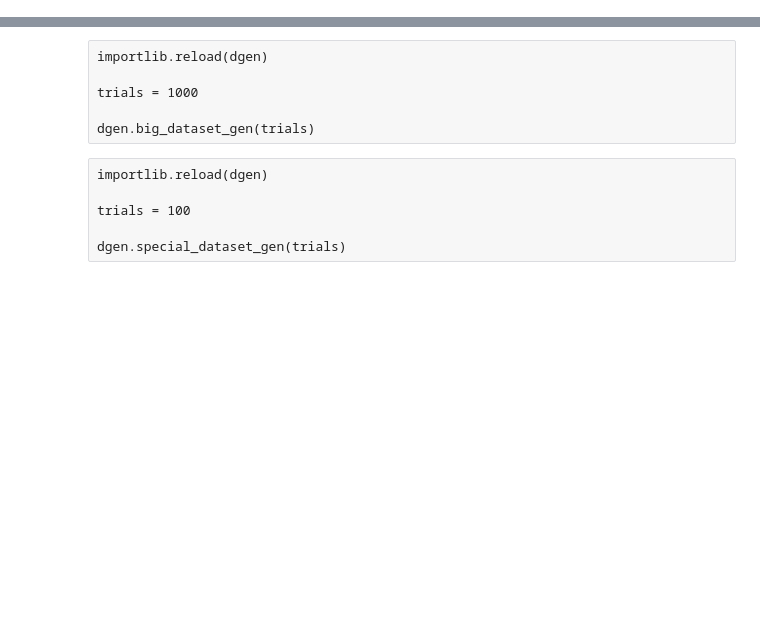
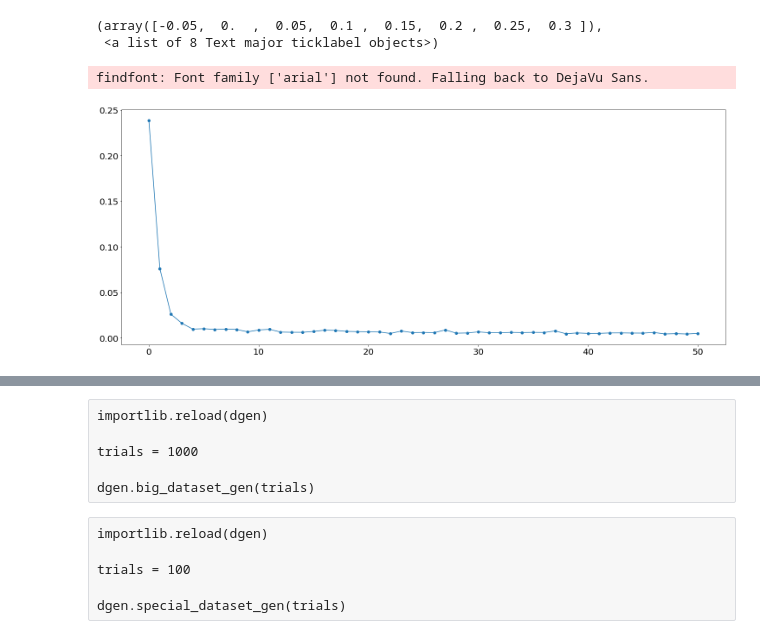
Before and after one commit to MartiniMarittimo/Relevant_neurons_analysis, a Jupyter notebook: relevant_neurons_analysis.ipynb, the cells around one changed output, grey strips where cells are left out. Saved outputs shown, nothing was run; the diff lists cells and outputs as text; code cells hidden in the pictures; blank space fills up the shorter version.

```diff
--- a/relevant_neurons_analysis.ipynb
+++ b/relevant_neurons_analysis.ipynb
@@ -25,0 +24,15 @@ dgen.small_dataset_gen(trials)
+# %%
+importlib.reload(sln_mky)
+
+trials = 1000
+
+inputs_train, targets_train, inputs_val, targets_val, mask_train, mask_val = sln_mky.generate_monkey_data(trials)
+
+inputs_train = inputs_train.to(torch.float64)
+inputs_val = inputs_val.to(torch.float64)
+# %%
+importlib.reload(rln)
+
+reinforce = rln.REINFORCE()
+
+losses = reinforce.s_learning(inputs_train, targets_train, mask_train, lr=1e-3)
@@ -25,0 +57,10 @@ dgen.small_dataset_gen(trials)
+# %%
+plt.figure(figsize=(25,10))
+plt.plot(losses, "o-")
+plt.xticks(size=20)
+plt.yticks(size=20)
+# %% [output]
+(array([-0.05,  0.  ,  0.05,  0.1 ,  0.15,  0.2 ,  0.25,  0.3 ]),
+ <a list of 8 Text major ticklabel objects>)
+findfont: Font family ['arial'] not found. Falling back to DejaVu Sans.
+[figure, added]
```
Also changed, not shown: parts of 15 cells of this notebook, 6 other files.
